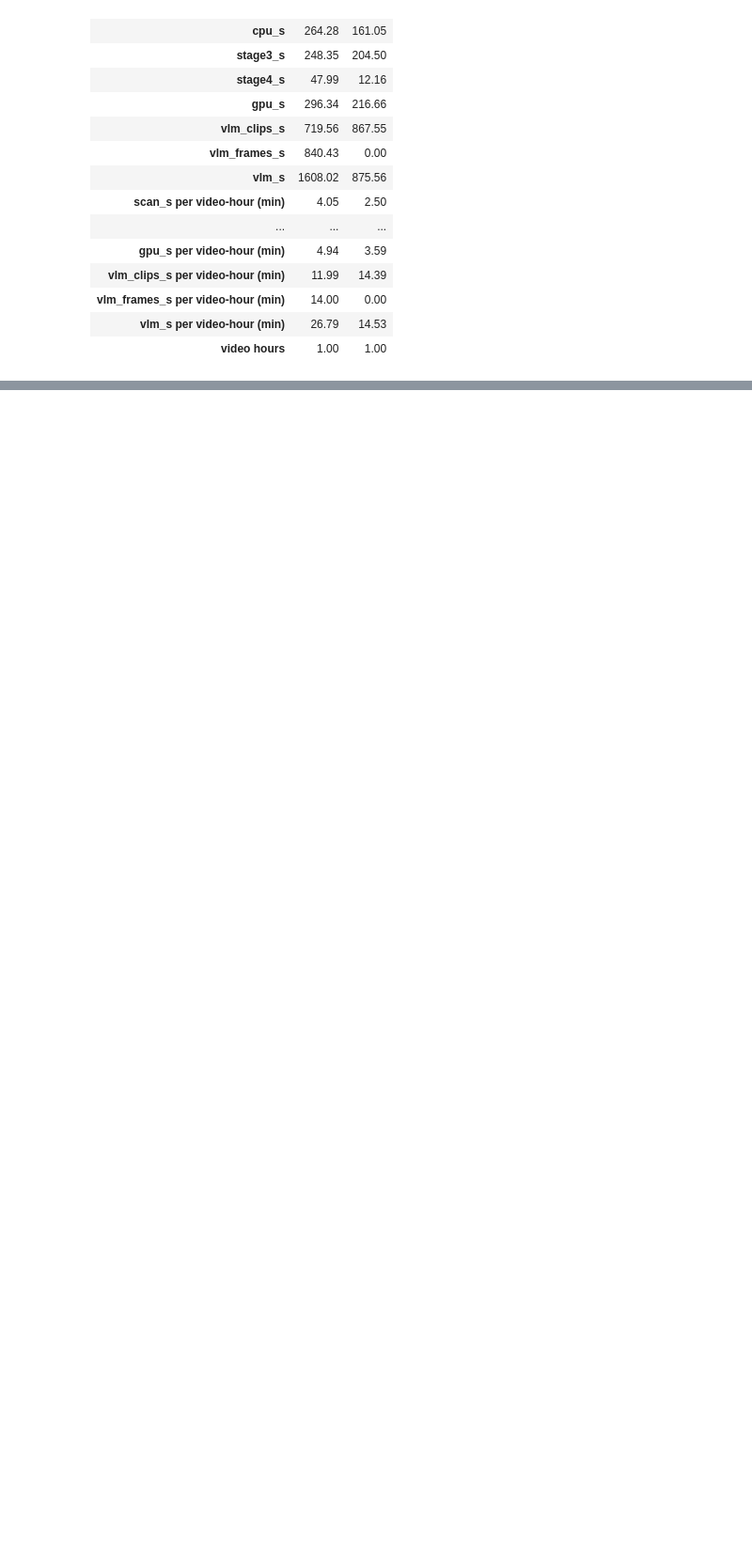
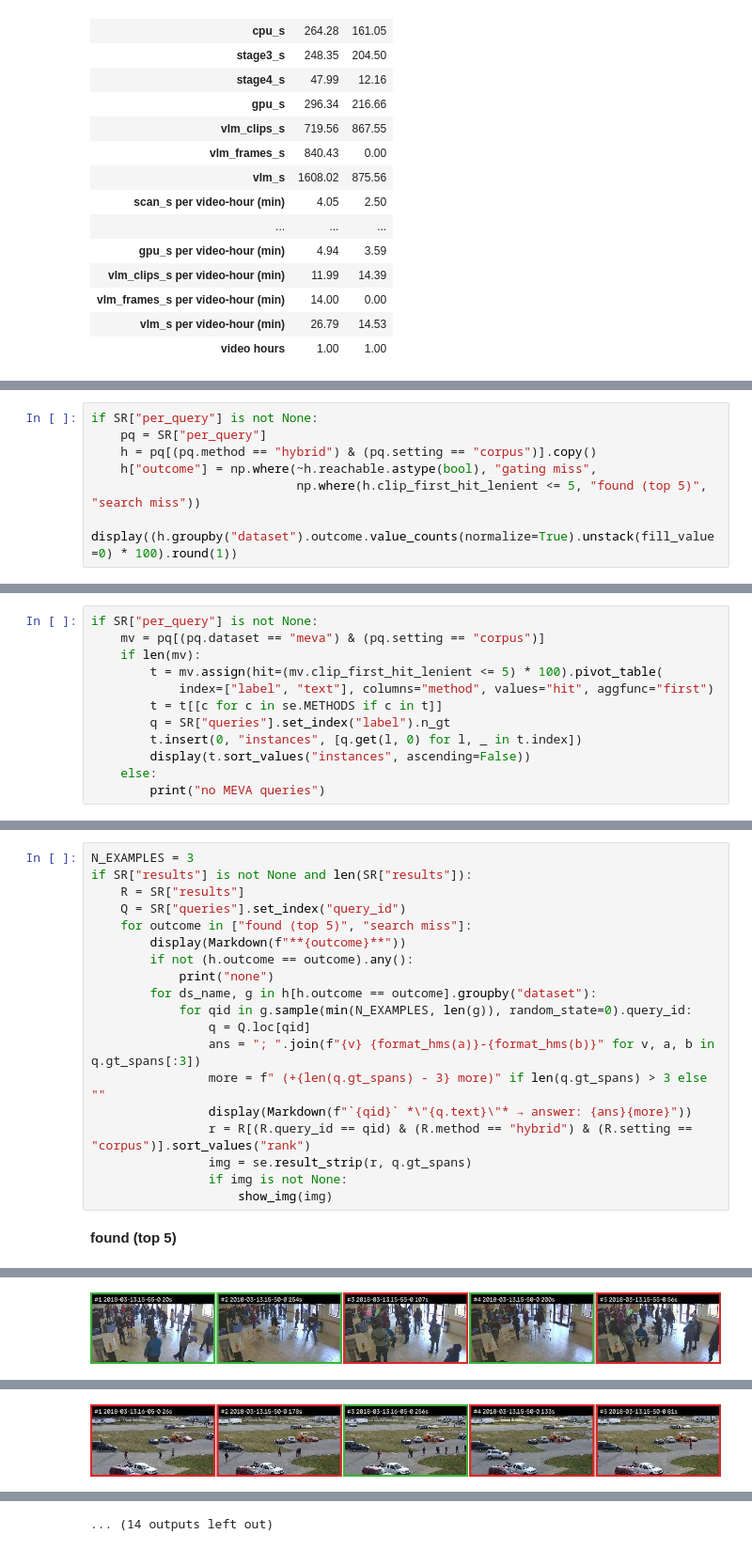
Before and after one commit to Farid-Abdullah/REWIND-indexing-pipeline, a Jupyter notebook: runs/2026-11-26/explore_run.ipynb, the cells around one changed output, grey strips where cells are left out. Shown at 94% size. Saved outputs shown, nothing was run; the diff lists cells and outputs as text; blank space fills up the shorter version.

```diff
--- a/runs/2026-11-26/explore_run.ipynb
+++ b/runs/2026-11-26/explore_run.ipynb
@@ -743,0 +929,7 @@ if "from_cache" in ok and ok.from_cache.astype(str).eq("True").any():
+# %%
+if SR["per_query"] is not None:
+    pq = SR["per_query"]
+    h = pq[(pq.method == "hybrid") & (pq.setting == "corpus")].copy()
+    h["outcome"] = np.where(~h.reachable.astype(bool), "gating miss",
+                            np.where(h.clip_first_hit_lenient <= 5, "found (top 5)", "search miss"))
+    display((h.groupby("dataset").outcome.value_counts(normalize=True).unstack(fill_value=0) * 100).round(1))
@@ -743,0 +945,12 @@ if "from_cache" in ok and ok.from_cache.astype(str).eq("True").any():
+# %%
+if SR["per_query"] is not None:
+    mv = pq[(pq.dataset == "meva") & (pq.setting == "corpus")]
+    if len(mv):
+        t = mv.assign(hit=(mv.clip_first_hit_lenient <= 5) * 100).pivot_table(
+            index=["label", "text"], columns="method", values="hit", aggfunc="first")
+        t = t[[c for c in se.METHODS if c in t]]
+        q = SR["queries"].set_index("label").n_gt
+        t.insert(0, "instances", [q.get(l, 0) for l, _ in t.index])
+        display(t.sort_values("instances", ascending=False))
+    else:
+        print("no MEVA queries")
@@ -743,0 +980,21 @@ if "from_cache" in ok and ok.from_cache.astype(str).eq("True").any():
+# %%
+N_EXAMPLES = 3
+if SR["results"] is not None and len(SR["results"]):
+    R = SR["results"]
+    Q = SR["queries"].set_index("query_id")
+    for outcome in ["found (top 5)", "search miss"]:
+        display(Markdown(f"**{outcome}**"))
+        if not (h.outcome == outcome).any():
+            print("none")
+        for ds_name, g in h[h.outcome == outcome].groupby("dataset"):
+            for qid in g.sample(min(N_EXAMPLES, len(g)), random_state=0).query_id:
+                q = Q.loc[qid]
+                ans = "; ".join(f"{v} {format_hms(a)}-{format_hms(b)}" for v, a, b in q.gt_spans[:3])
+                more = f" (+{len(q.gt_spans) - 3} more)" if len(q.gt_spans) > 3 else ""
+                display(Markdown(f"`{qid}` *\"{q.text}\"* → answer: {ans}{more}"))
+                r = R[(R.query_id == qid) & (R.method == "hybrid") & (R.setting == "corpus")].sort_values("rank")
+                img = se.result_strip(r, q.gt_spans)
+                if img is not None:
+                    show_img(img)
+# %% [output]
+**found (top 5)**
@@ -743,0 +1002 @@ if "from_cache" in ok and ok.from_cache.astype(str).eq("True").any():
+[figure, added]
@@ -743,0 +1004 @@ if "from_cache" in ok and ok.from_cache.astype(str).eq("True").any():
+[figure, added]
@@ -743,0 +1012 @@ if "from_cache" in ok and ok.from_cache.astype(str).eq("True").any():
+... (14 outputs left out)
```
Also changed, not shown: parts of 24 cells of this notebook, 27 other files.
